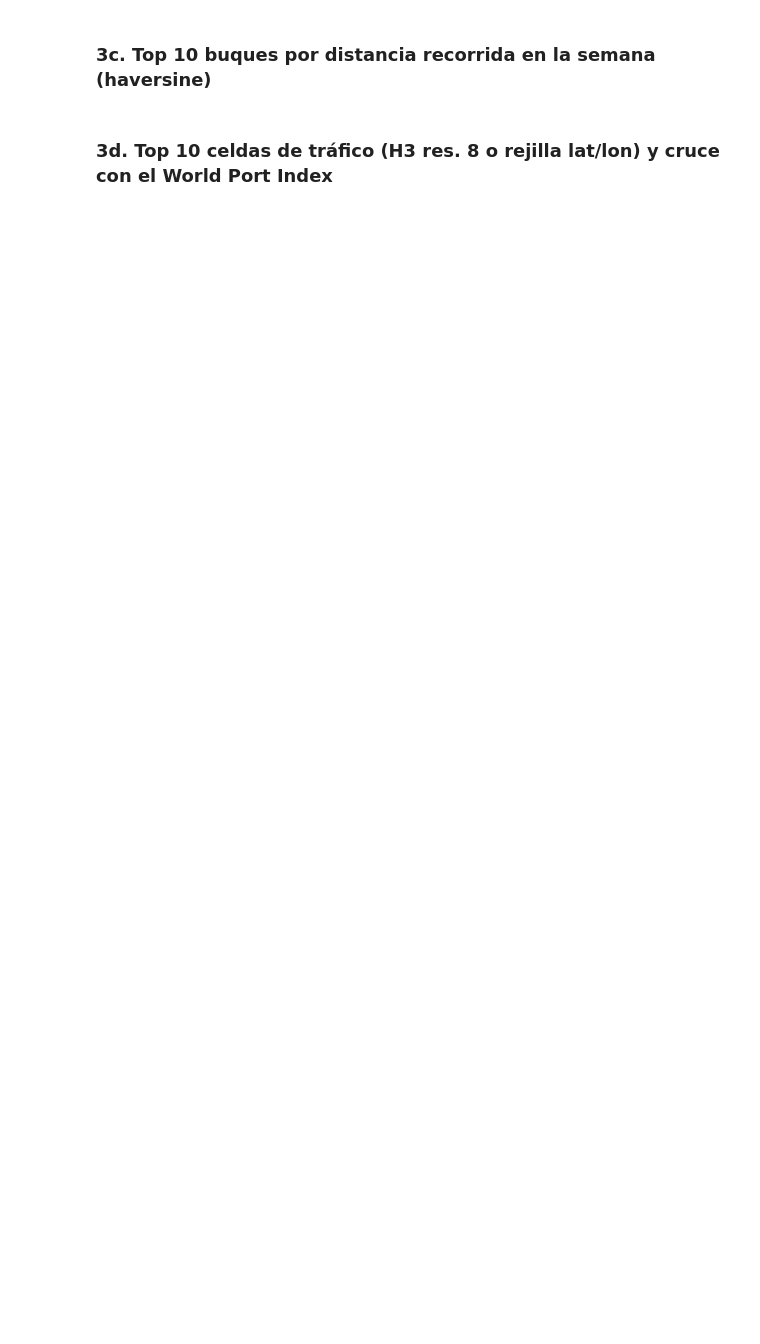
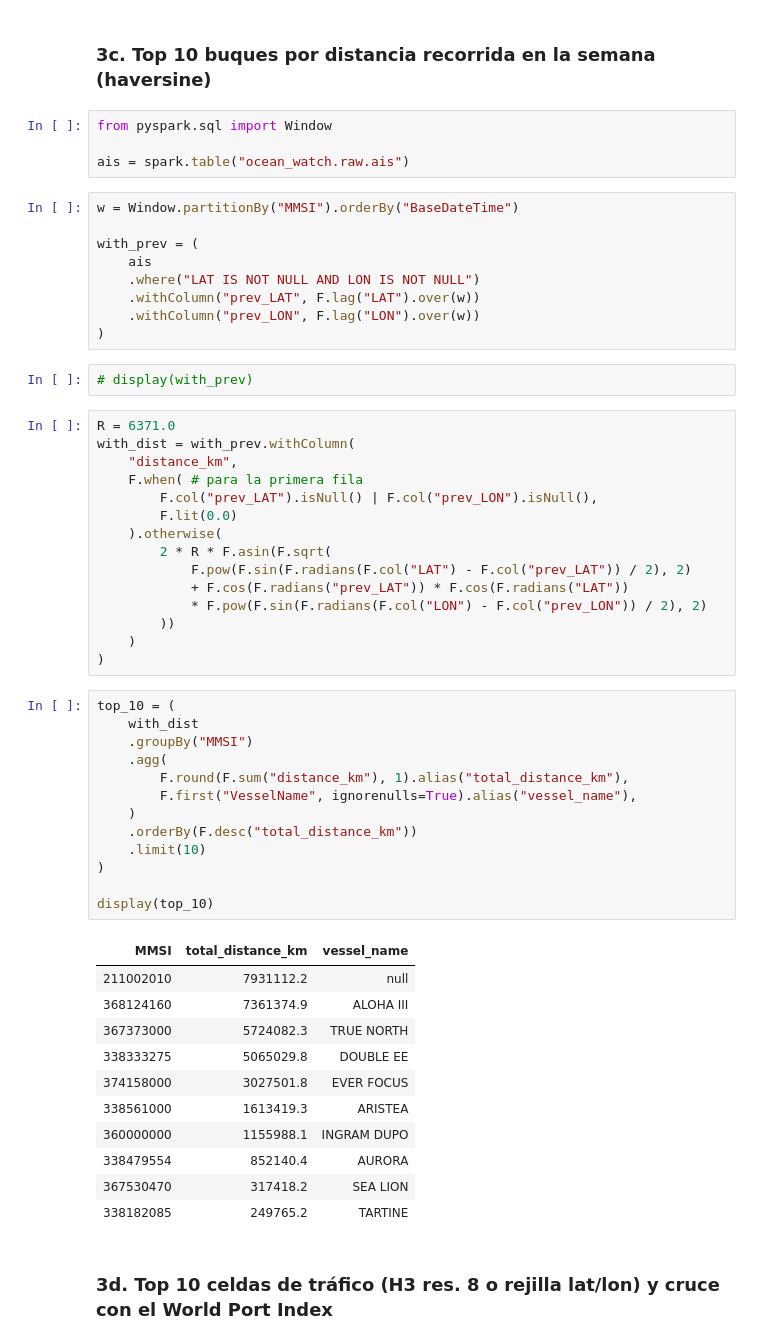
Before and after one commit to JuanDPerez/ocean-watch-analytics, a Jupyter notebook: ingest.ipynb, the cells around one changed output. Saved outputs shown, nothing was run; the diff lists cells and outputs as text; blank space fills up the shorter version.

```diff
--- a/ingest.ipynb
+++ b/ingest.ipynb
@@ -387,4 +602,59 @@ if CLEANUP_LEGACY:
 # %% [markdown]
 ### 3c. Top 10 buques por distancia recorrida en la semana (haversine)
+# %%
+from pyspark.sql import Window
+
+ais = spark.table("ocean_watch.raw.ais")
+# %%
+w = Window.partitionBy("MMSI").orderBy("BaseDateTime")
+
+with_prev = (
+    ais
+    .where("LAT IS NOT NULL AND LON IS NOT NULL")
+    .withColumn("prev_LAT", F.lag("LAT").over(w))
+    .withColumn("prev_LON", F.lag("LON").over(w))
+)
+# %%
+# display(with_prev)
+# %%
+R = 6371.0
+with_dist = with_prev.withColumn(
+    "distance_km",
+    F.when( # para la primera fila
+        F.col("prev_LAT").isNull() | F.col("prev_LON").isNull(),
+        F.lit(0.0)
+    ).otherwise(
+        2 * R * F.asin(F.sqrt(
+            F.pow(F.sin(F.radians(F.col("LAT") - F.col("prev_LAT")) / 2), 2)
+            + F.cos(F.radians("prev_LAT")) * F.cos(F.radians("LAT"))
+            * F.pow(F.sin(F.radians(F.col("LON") - F.col("prev_LON")) / 2), 2)
+        ))
+    )
+)
+# %%
+top_10 = (
+    with_dist
+    .groupBy("MMSI")
+    .agg(
+        F.round(F.sum("distance_km"), 1).alias("total_distance_km"),
+        F.first("VesselName", ignorenulls=True).alias("vessel_name"),
+    )
+    .orderBy(F.desc("total_distance_km"))
+    .limit(10)
+)
+
+display(top_10)
+# %% [output]
+| MMSI | total_distance_km | vessel_name |
+| 211002010 | 7931112.2 | null |
+| 368124160 | 7361374.9 | ALOHA III |
+| 367373000 | 5724082.3 | TRUE NORTH |
+| 338333275 | 5065029.8 | DOUBLE EE |
+| 374158000 | 3027501.8 | EVER FOCUS |
+| 338561000 | 1613419.3 | ARISTEA |
+| 360000000 | 1155988.1 | INGRAM DUPO |
+| 338479554 | 852140.4 | AURORA |
+| 367530470 | 317418.2 | SEA LION |
+| 338182085 | 249765.2 | TARTINE |
 # %% [markdown]
 ### 3d. Top 10 celdas de tráfico (H3 res. 8 o rejilla lat/lon) y cruce con el World Port Index
```
Also changed, not shown: parts of 23 cells of this notebook.
